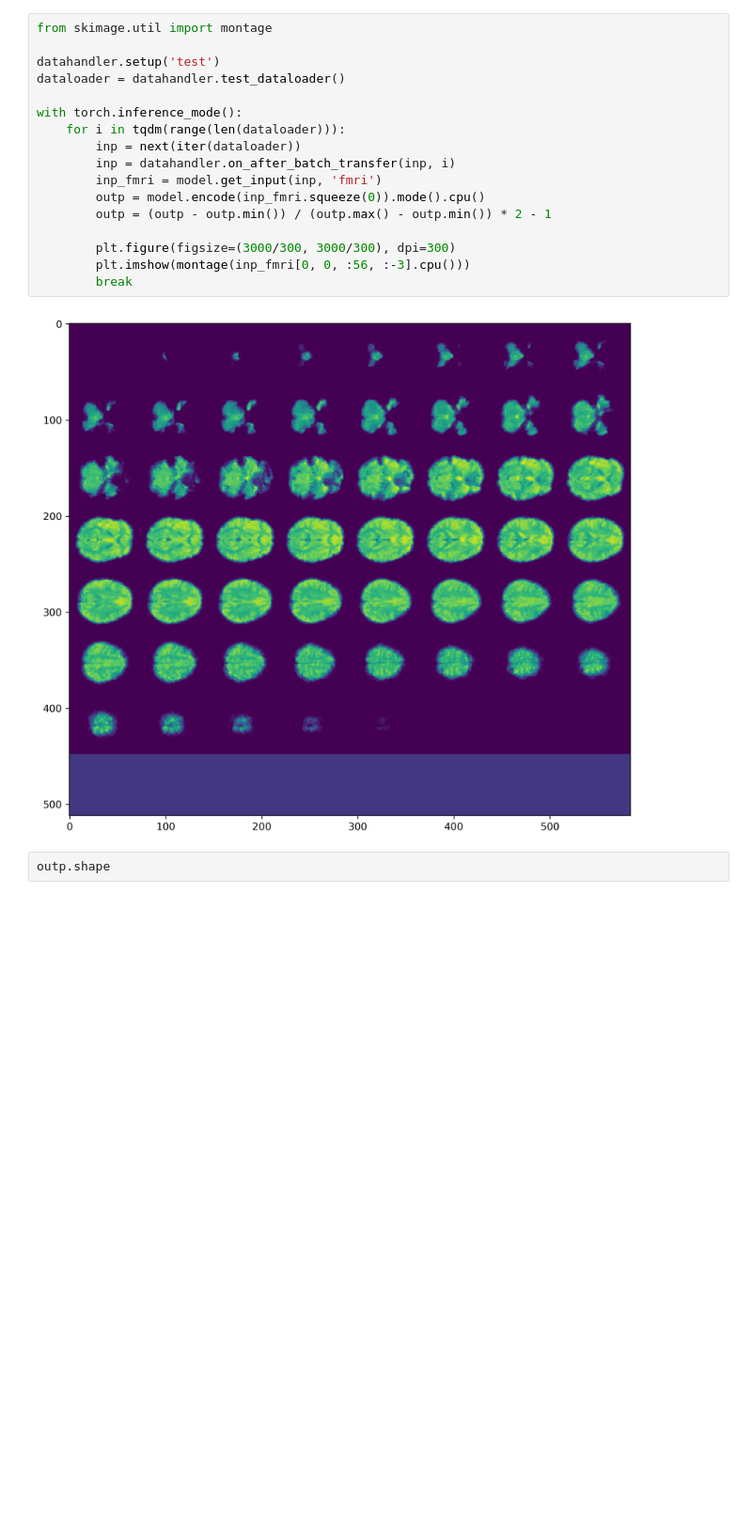
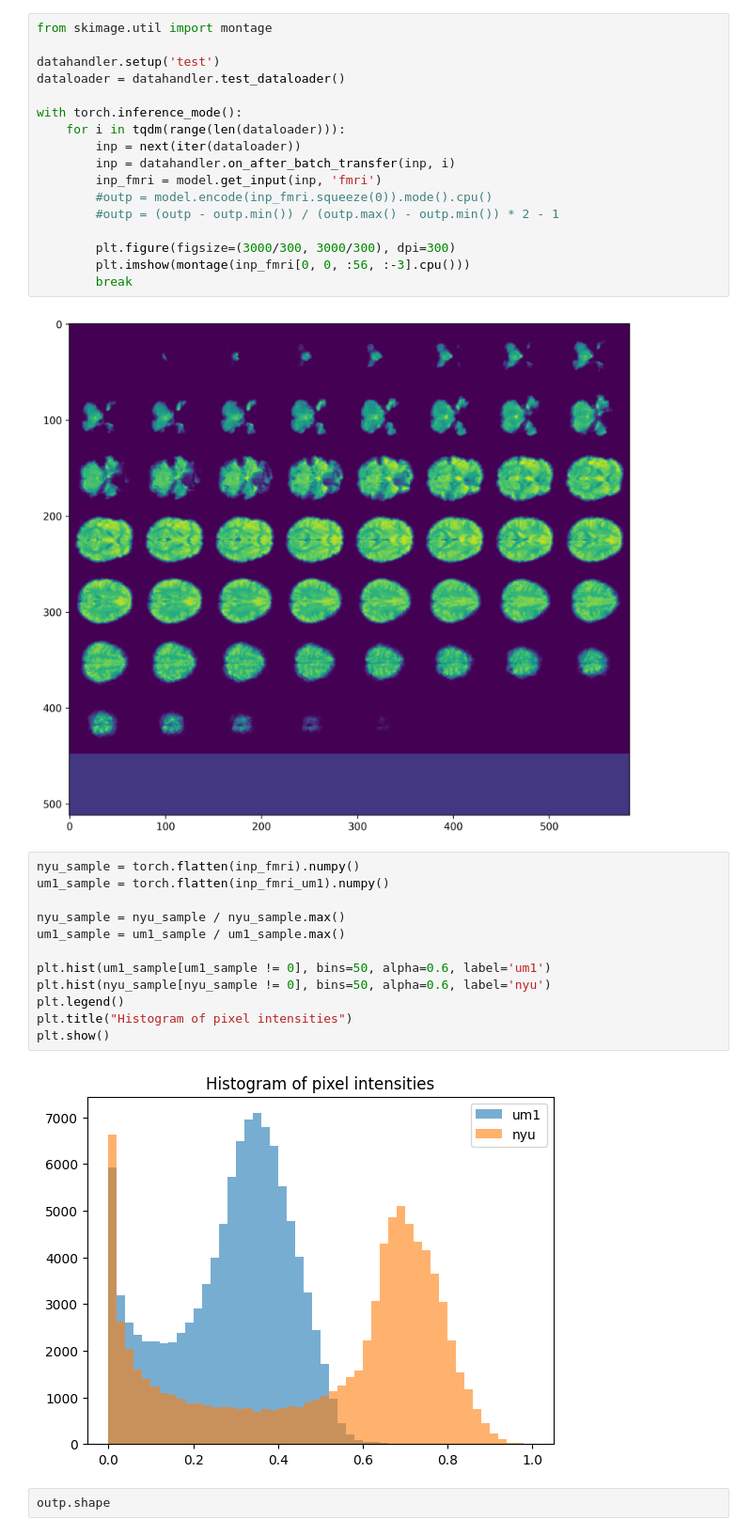
Before and after one commit to balazsmorv/vae, a Jupyter notebook: Notebook Experiments/test_autoencoder.ipynb, the cells around one changed output. Shown at 94% size. Drawn from its saved outputs; the diff is of its cells as text; blank space fills up the shorter version.

```diff
--- a/Notebook Experiments/test_autoencoder.ipynb
+++ b/Notebook Experiments/test_autoencoder.ipynb
@@ -80,14 +103,28 @@ with torch.inference_mode():
         inp = next(iter(dataloader))
         inp = datahandler.on_after_batch_transfer(inp, i)
         inp_fmri = model.get_input(inp, 'fmri')
-        outp = model.encode(inp_fmri.squeeze(0)).mode().cpu()
-        outp = (outp - outp.min()) / (outp.max() - outp.min()) * 2 - 1
+        #outp = model.encode(inp_fmri.squeeze(0)).mode().cpu()
+        #outp = (outp - outp.min()) / (outp.max() - outp.min()) * 2 - 1
 
         plt.figure(figsize=(3000/300, 3000/300), dpi=300)
         plt.imshow(montage(inp_fmri[0, 0, :56, :-3].cpu()))
         break
 # %% [output]
 [figure]
+# %%
+nyu_sample = torch.flatten(inp_fmri).numpy()
+um1_sample = torch.flatten(inp_fmri_um1).numpy()
+
+nyu_sample = nyu_sample / nyu_sample.max()
+um1_sample = um1_sample / um1_sample.max()
+
+plt.hist(um1_sample[um1_sample != 0], bins=50, alpha=0.6, label='um1')
+plt.hist(nyu_sample[nyu_sample != 0], bins=50, alpha=0.6, label='nyu')
+plt.legend()
+plt.title("Histogram of pixel intensities")
+plt.show()
+# %% [output]
+[figure, added]
 # %%
 outp.shape
 # %% [output]
```
Also changed, not shown: parts of 3 cells of this notebook, 8 other files.
